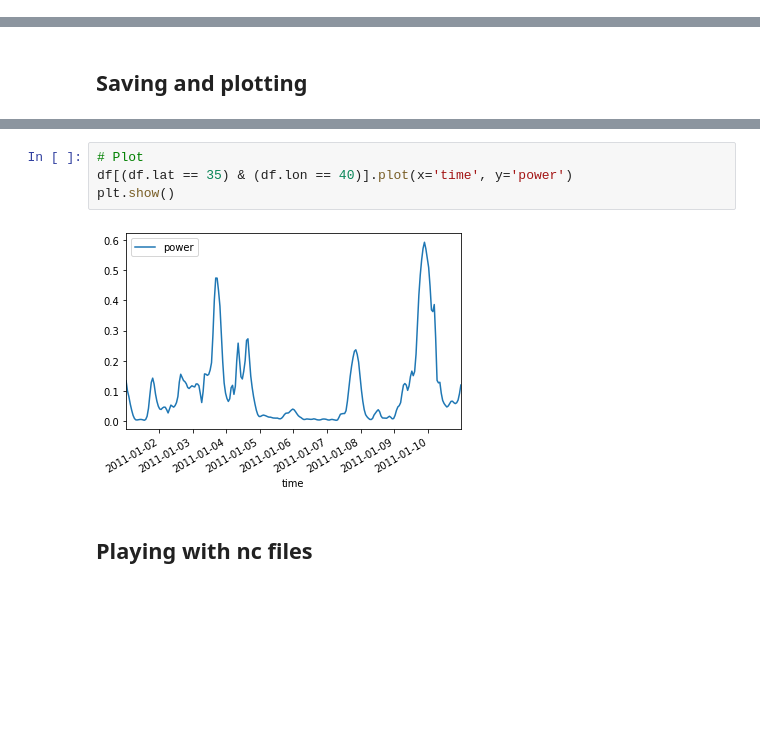
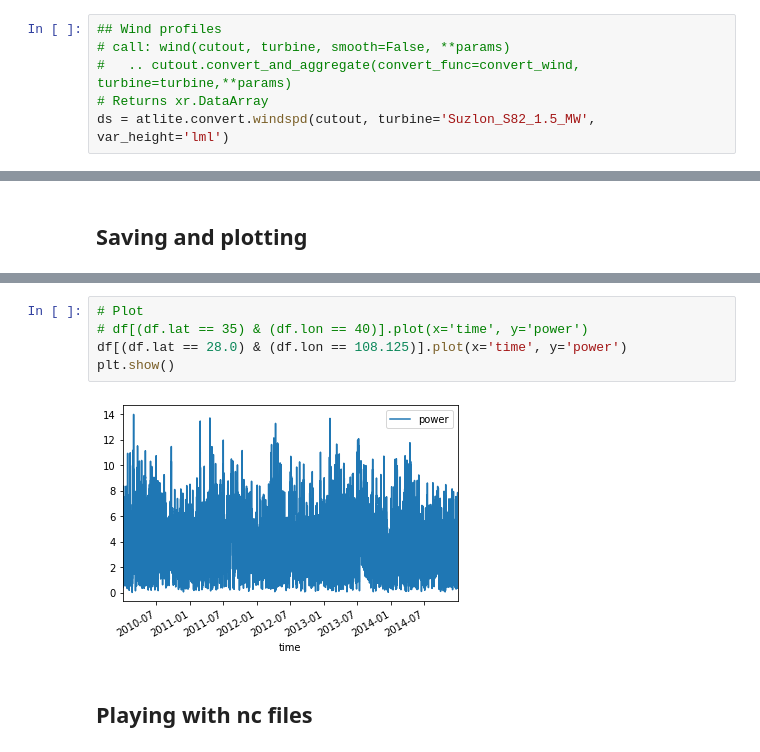
Before and after one commit to GeodataTools/geodata, a Jupyter notebook: create_wind.ipynb, the cells around one changed output, grey strips where cells are left out. Saved outputs shown, nothing was run; the diff lists cells and outputs as text; blank space fills up the shorter version.

```diff
--- a/create_wind.ipynb
+++ b/create_wind.ipynb
@@ -93,0 +95,6 @@ INFO:atlite.convert:Keeping time dimension.
+# %%
+## Wind profiles
+# call: wind(cutout, turbine, smooth=False, **params)
+#	.. cutout.convert_and_aggregate(convert_func=convert_wind, turbine=turbine,**params)
+# Returns xr.DataArray
+ds = atlite.convert.windspd(cutout, turbine='Suzlon_S82_1.5_MW', var_height='lml')
@@ -116,9 +124,10 @@ plt.show()
 # %%
 # Plot
-df[(df.lat == 35) & (df.lon == 40)].plot(x='time', y='power')
+# df[(df.lat == 35) & (df.lon == 40)].plot(x='time', y='power')
+df[(df.lat == 28.0) & (df.lon == 108.125)].plot(x='time', y='power')
 plt.show()
 # %% [output]
-[figure, old version]
+[figure, new version]
 # %% [markdown]
 ## Playing with nc files
 # %%
```
Also changed, not shown: parts of 13 cells of this notebook, 11 other files.
